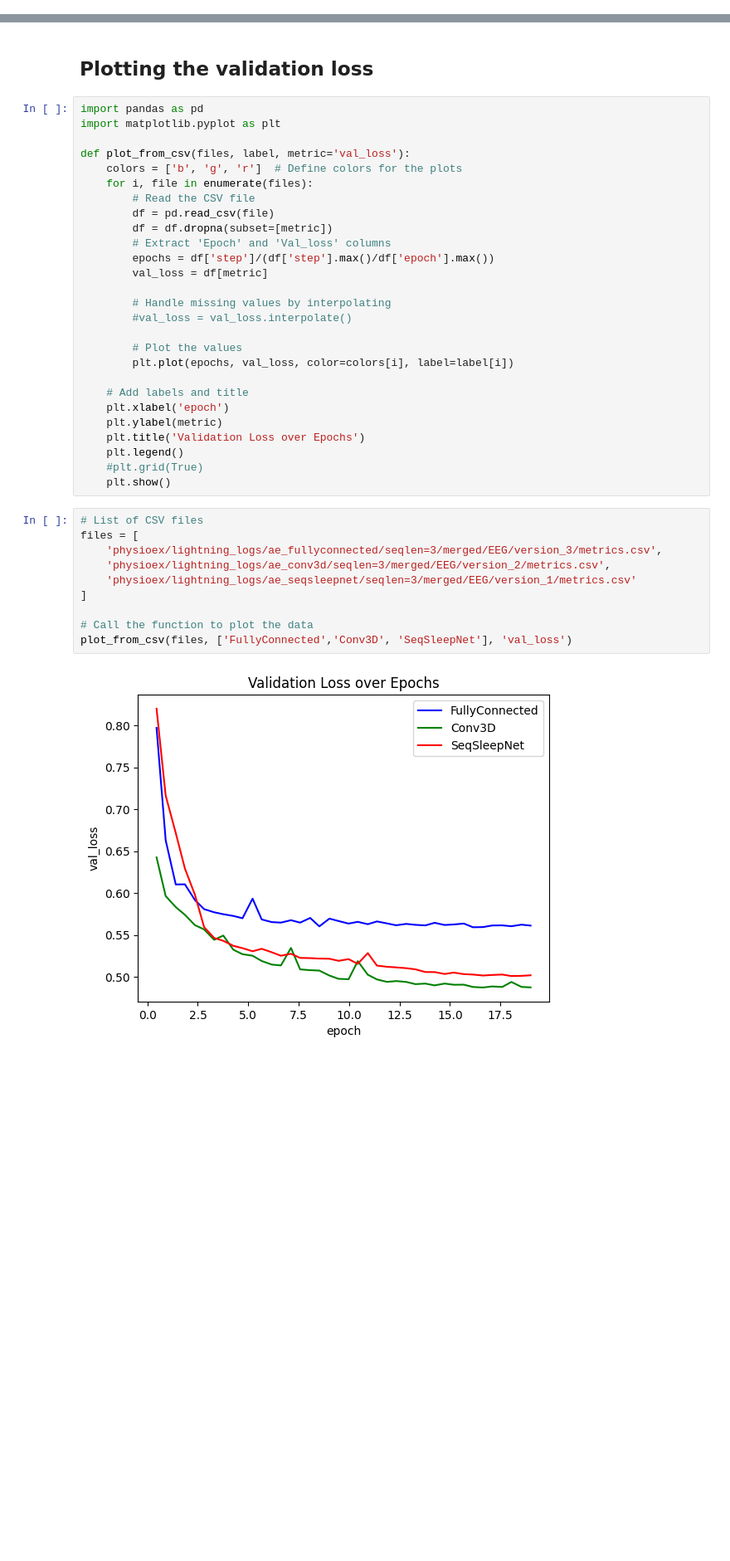
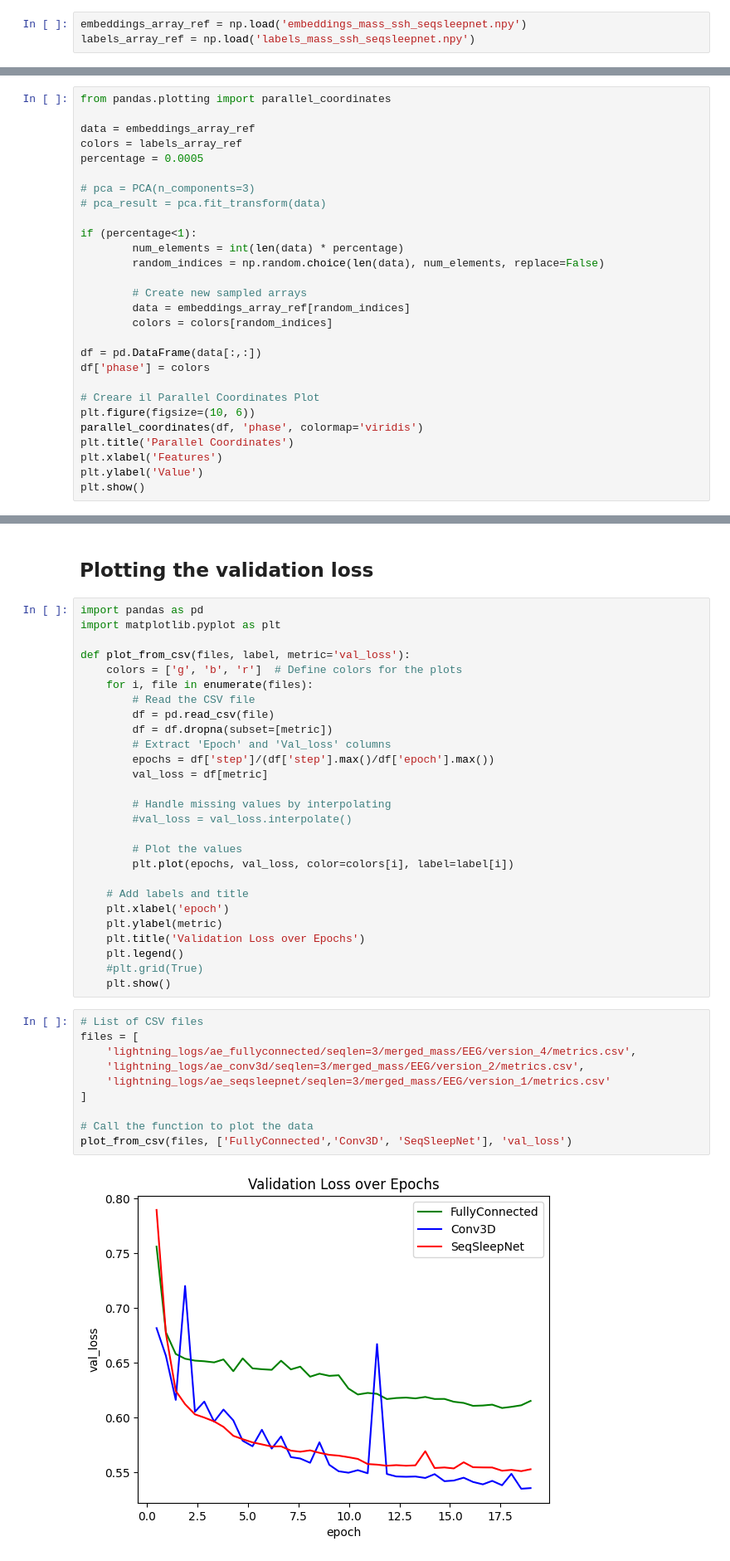
Before and after one commit to MatteoManni99/physioex, a Jupyter notebook: examples/autoencoder_experiments.ipynb, the cells around one changed output, grey strips where cells are left out. Shown at 83% size. Drawn from its saved outputs; the diff is of its cells as text; blank space fills up the shorter version.

```diff
--- a/examples/autoencoder_experiments.ipynb
+++ b/examples/autoencoder_experiments.ipynb
@@ -541,0 +655,3 @@ plt.show()
+# %%
+embeddings_array_ref = np.load('embeddings_mass_ssh_seqsleepnet.npy')
+labels_array_ref = np.load('labels_mass_ssh_seqsleepnet.npy')
@@ -541,0 +849,28 @@ plt.show()
+# %%
+from pandas.plotting import parallel_coordinates
+
+data = embeddings_array_ref
+colors = labels_array_ref
+percentage = 0.0005
+
+# pca = PCA(n_components=3)
+# pca_result = pca.fit_transform(data)
+
+if (percentage<1):
+        num_elements = int(len(data) * percentage)
+        random_indices = np.random.choice(len(data), num_elements, replace=False)
+
+        # Create new sampled arrays
+        data = embeddings_array_ref[random_indices]
+        colors = colors[random_indices]
+
+df = pd.DataFrame(data[:,:])
+df['phase'] = colors
+
+# Creare il Parallel Coordinates Plot
+plt.figure(figsize=(10, 6))
+parallel_coordinates(df, 'phase', colormap='viridis')
+plt.title('Parallel Coordinates')
+plt.xlabel('Features')
+plt.ylabel('Value')
+plt.show()
@@ -546,7 +883,7 @@ import pandas as pd
 import matplotlib.pyplot as plt
 
 def plot_from_csv(files, label, metric='val_loss'):
-    colors = ['b', 'g', 'r']  # Define colors for the plots
+    colors = ['g', 'b', 'r']  # Define colors for the plots
     for i, file in enumerate(files):
         # Read the CSV file
         df = pd.read_csv(file)
@@ -571,12 +908,12 @@ def plot_from_csv(files, label, metric='val_loss'):
 # %%
 # List of CSV files
 files = [
-    'physioex/lightning_logs/ae_fullyconnected/seqlen=3/merged/EEG/version_3/metrics.csv',
-    'physioex/lightning_logs/ae_conv3d/seqlen=3/merged/EEG/version_2/metrics.csv',
-    'physioex/lightning_logs/ae_seqsleepnet/seqlen=3/merged/EEG/version_1/metrics.csv'
+    'lightning_logs/ae_fullyconnected/seqlen=3/merged_mass/EEG/version_4/metrics.csv',
+    'lightning_logs/ae_conv3d/seqlen=3/merged_mass/EEG/version_2/metrics.csv',
+    'lightning_logs/ae_seqsleepnet/seqlen=3/merged_mass/EEG/version_1/metrics.csv'
 ]
 
 # Call the function to plot the data
 plot_from_csv(files, ['FullyConnected','Conv3D', 'SeqSleepNet'], 'val_loss')
 # %% [output]
-[figure, old version]
+[figure, new version]
```
Also changed, not shown: parts of 31 cells of this notebook.
